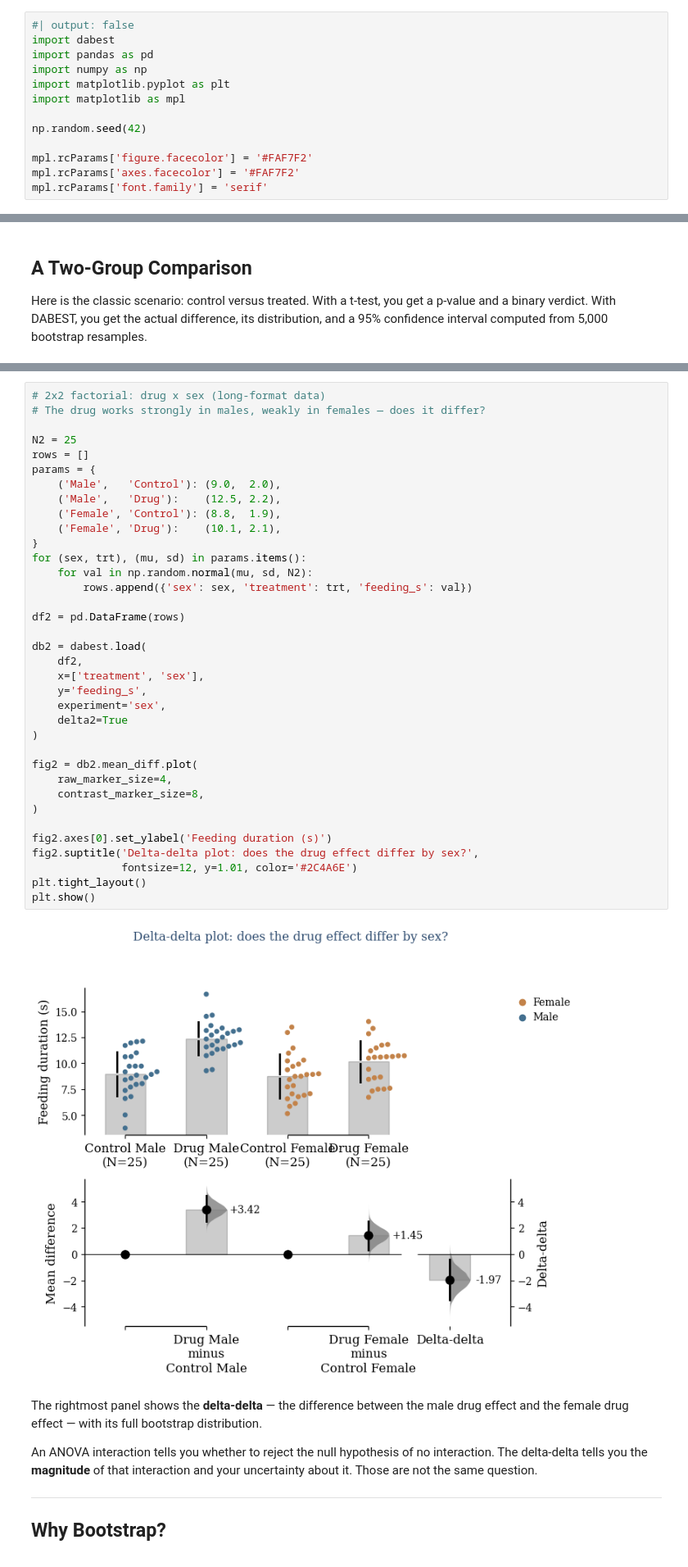
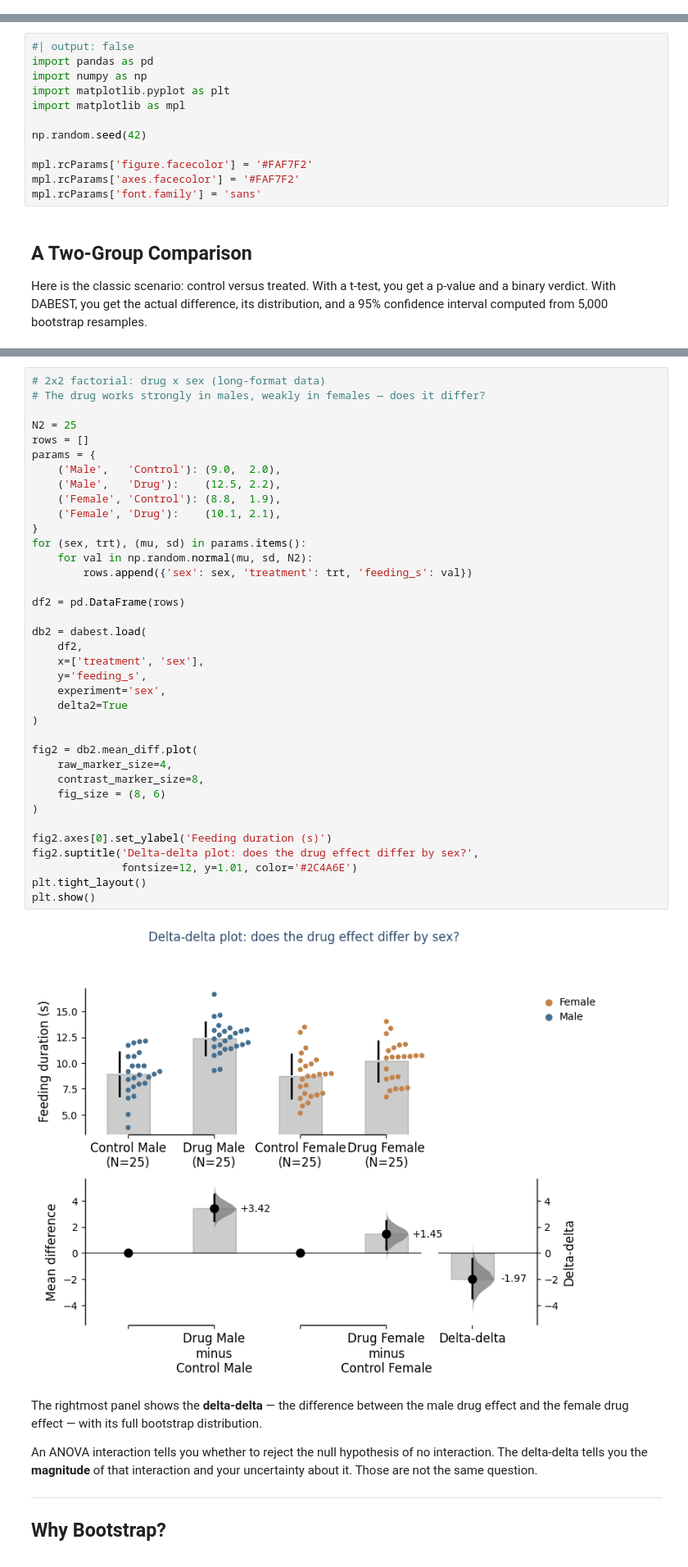
Before and after one commit to sangyu/portfolio, a Jupyter notebook: nbs/dabest_demo.ipynb, the cells around one changed output, grey strips where cells are left out. Shown at 82% size. Cells and saved outputs as stored; diff of their text form.

```diff
--- a/nbs/dabest_demo.ipynb
+++ b/nbs/dabest_demo.ipynb
@@ -17,16 +17,3 @@ estimation and bootstrap confidence intervals. The core question shifts from
 → [![Open in Colab](https://colab.research.google.com/assets/colab-badge.svg)](https://colab.research.google.com/github/sangyu/portfolio/blob/main/nbs/dabest_demo.ipynb)
 
 ---
-# %%
-#| output: false
-import dabest
-import pandas as pd
-import numpy as np
-import matplotlib.pyplot as plt
-import matplotlib as mpl
-
-np.random.seed(42)
-
-mpl.rcParams['figure.facecolor'] = '#FAF7F2'
-mpl.rcParams['axes.facecolor'] = '#FAF7F2'
-mpl.rcParams['font.family'] = 'serif'
@@ -40,3 +72,15 @@ Numba compilation complete!
+# %%
+#| output: false
+import pandas as pd
+import numpy as np
+import matplotlib.pyplot as plt
+import matplotlib as mpl
+
+np.random.seed(42)
+
+mpl.rcParams['figure.facecolor'] = '#FAF7F2'
+mpl.rcParams['axes.facecolor'] = '#FAF7F2'
+mpl.rcParams['font.family'] = 'sans'
 # %% [markdown]
 ## A Two-Group Comparison
 
@@ -96,34 +140,35 @@ params = {
     ('Male',   'Control'): (9.0,  2.0),
     ('Male',   'Drug'):    (12.5, 2.2),
     ('Female', 'Control'): (8.8,  1.9),
     ('Female', 'Drug'):    (10.1, 2.1),
 }
 for (sex, trt), (mu, sd) in params.items():
     for val in np.random.normal(mu, sd, N2):
         rows.append({'sex': sex, 'treatment': trt, 'feeding_s': val})
 
 df2 = pd.DataFrame(rows)
 
 db2 = dabest.load(
     df2,
     x=['treatment', 'sex'],
     y='feeding_s',
     experiment='sex',
     delta2=True
 )
 
 fig2 = db2.mean_diff.plot(
     raw_marker_size=4,
     contrast_marker_size=8,
+    fig_size = (8, 6)
 )
 
 fig2.axes[0].set_ylabel('Feeding duration (s)')
 fig2.suptitle('Delta-delta plot: does the drug effect differ by sex?',
               fontsize=12, y=1.01, color='#2C4A6E')
 plt.tight_layout()
 plt.show()
 # %% [output]
-[figure, old version]
+[figure, new version]
 # %% [markdown]
 The rightmost panel shows the **delta-delta** — the difference between the male drug effect
 and the female drug effect — with its full bootstrap distribution.
```
Also changed, not shown: parts of 4 cells of this notebook.
